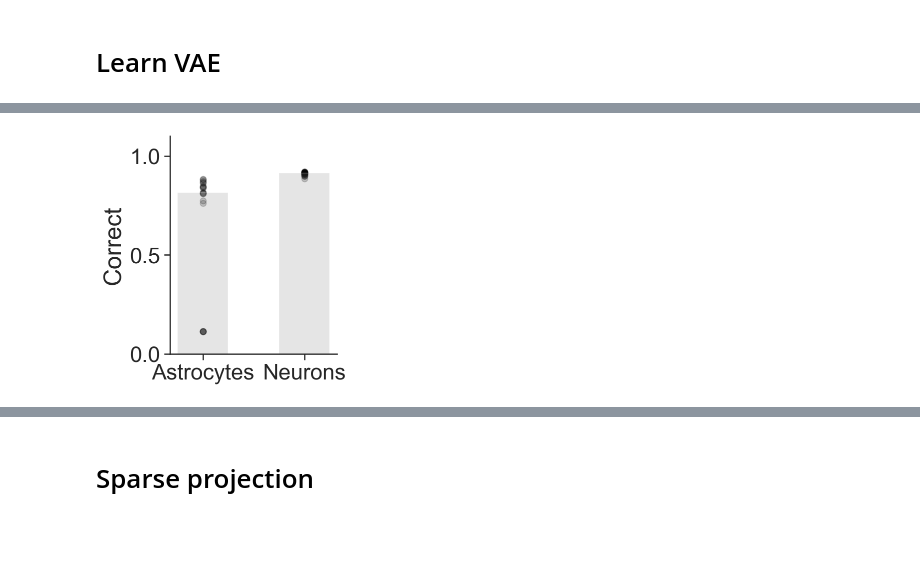
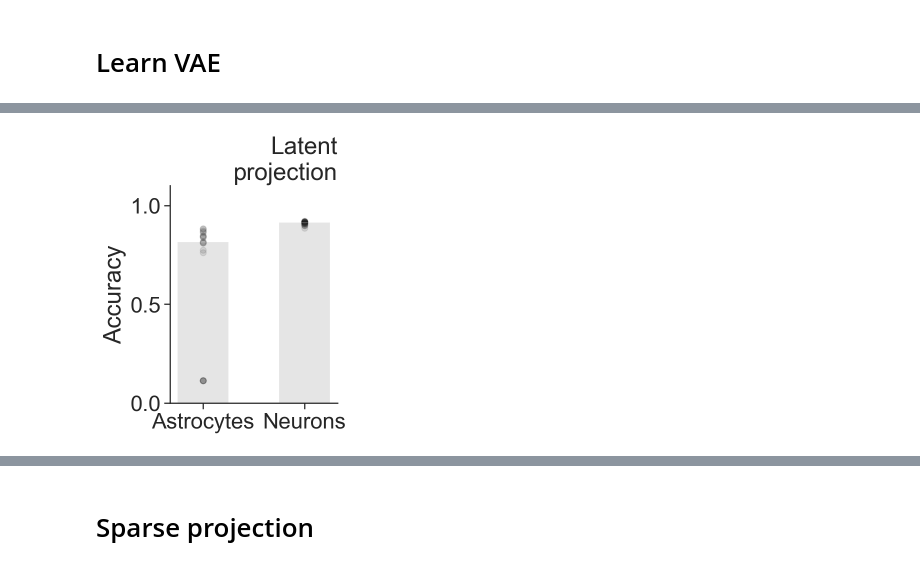
Before and after one commit to CoAxLab/glia_playing_atari, a Jupyter notebook: notebooks/fashion_exp1-4.ipynb, the cells around one changed output, grey strips where cells are left out. Cells and saved outputs as stored; diff of their text form; code cells hidden in the pictures; blank space fills up the shorter version.

```diff
--- a/notebooks/fashion_exp1-4.ipynb
+++ b/notebooks/fashion_exp1-4.ipynb
@@ -1,21 +1,8 @@
 # %%
 import os
 import numpy as np
-
-from IPython.display import Image
 import matplotlib
 import matplotlib.pyplot as plt
-
-%matplotlib inline
-%config InlineBackend.figure_format = 'retina'
-
-import seaborn as sns
-sns.set(font_scale=2)
-sns.set_style('ticks')
-
-matplotlib.rcParams.update({'font.size': 16})
-matplotlib.rc('axes', titlesize=16)
-
 import torch
 import glob
 from collections import defaultdict
@@ -46,2 +79,7 @@ exp4 = get_data(exp4_files, "correct")
 # %% [markdown]
 # Learn VAE
+# %%
+model_names, models = load_fashion_online_exps()
+# Show example
+i = 0
+model_names[i], models[i]
@@ -48,16 +105,27 @@ exp4 = get_data(exp4_files, "correct")
 # %%
-# Est stats
-models = ["AAN", "ANN"]
-means = [np.median(exp1["correct"]), np.median(exp2["correct"])]
+# Est
+means = [np.mean(exp["correct"]) for exp in models]
+stds = [np.std(exp["correct"]) for exp in models]
+medians = [np.median(exp["correct"]) for exp in models]
+assert len(means) == len(models)
 
+# Plot grid
 fig = plt.figure(figsize=(3, 4))
 grid = plt.GridSpec(1, 1, wspace=0.3, hspace=0.8)
-plt.bar(models, means, color="grey", alpha=0.2, width=0.5)
-plt.scatter(x=np.repeat(0, 20), y=exp1["correct"], color="black", alpha=0.2)
-plt.scatter(x=np.repeat(1, 20), y=exp2["correct"], color="black", alpha=0.2)
-plt.xticks(np.array([0,1]), ('Astrocytes', 'Neurons'))
+plt.subplot(grid[0, 0])
+
+# Mean
+plt.bar(model_names, medians, color="grey", alpha=0.2, width=0.5)
+
+# Points
+for name, model in zip(model_names, models):
+    n = len(model["correct"])
+    plt.scatter(x=np.repeat(name, n), y=model["correct"], color="black", alpha=0.1)
+
+# Axes
 plt.ylim(0, 1.1)
-plt.ylabel("Correct")
+plt.ylabel("Accuracy")
+plt.title("Latent\nprojection", loc="right")
 _ = sns.despine()
 # %% [output]
-[figure, old version]
+[figure, new version]
```
Also changed, not shown: parts of 9 cells of this notebook, 4 other files.
